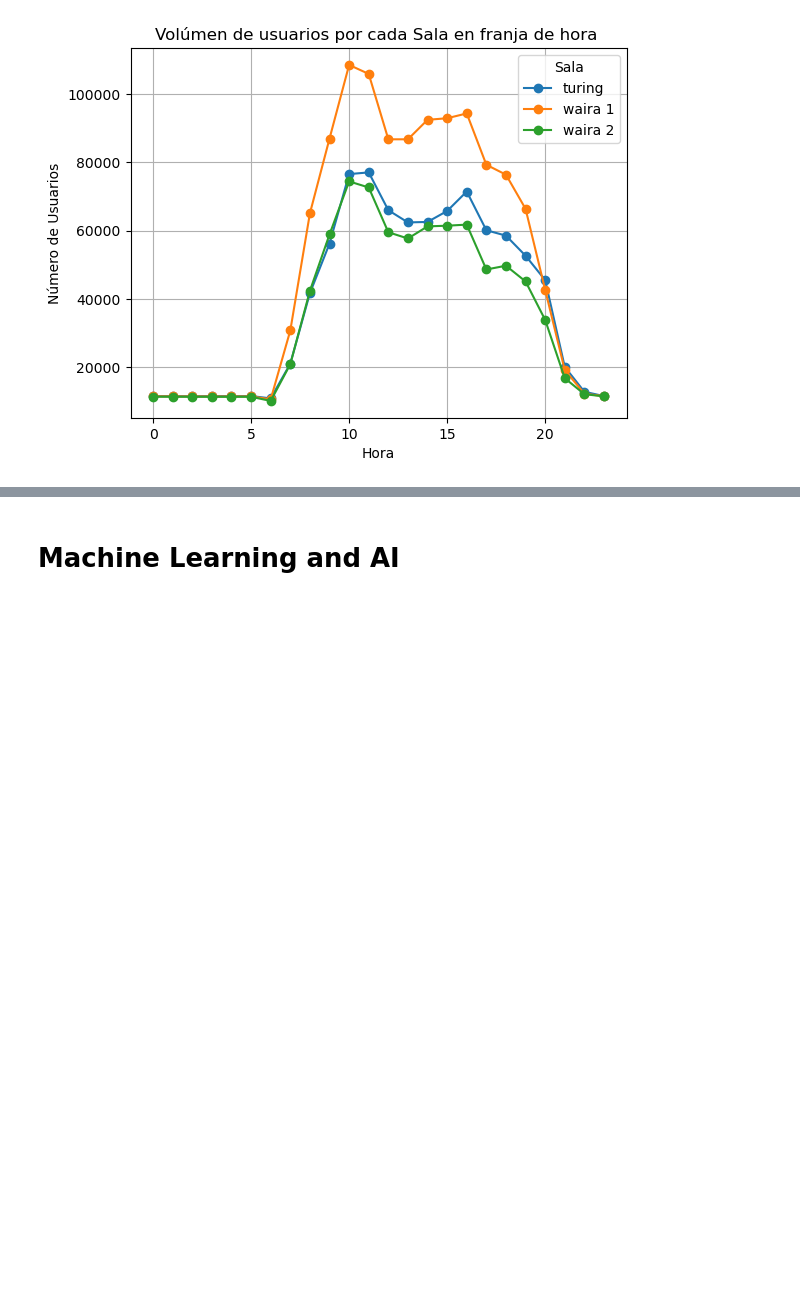
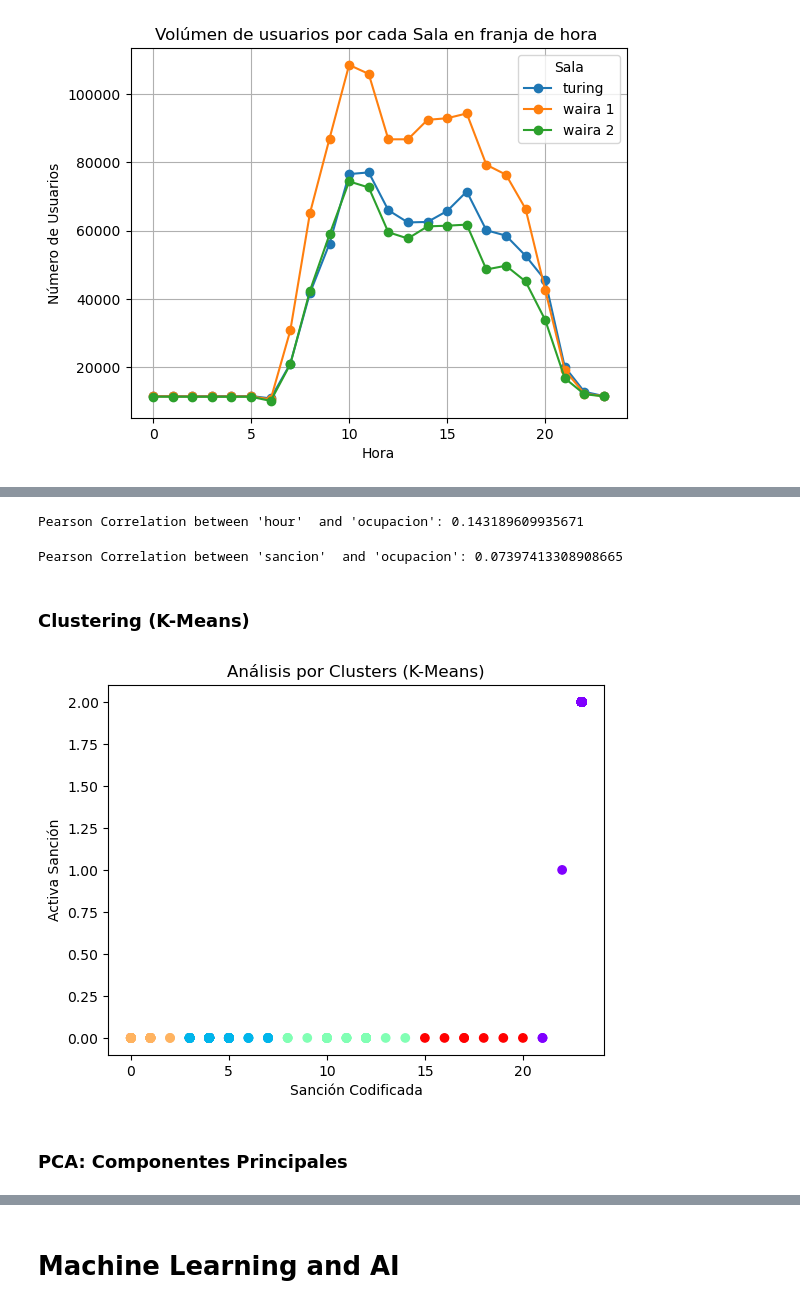
Before and after one commit to dfosorio111/tech_skills, a Jupyter notebook: visualization/data_analytics_AgenteSalas .ipynb, the cells around one changed output, grey strips where cells are left out. Drawn from its saved outputs; the diff is of its cells as text; code cells hidden in the pictures; blank space fills up the shorter version.

```diff
--- a/visualization/data_analytics_AgenteSalas .ipynb
+++ b/visualization/data_analytics_AgenteSalas .ipynb
@@ -893,0 +1001,47 @@ plt.show()
+# %%
+
+# Calculate the Pearson correlation coefficient
+pearson_corr3 = numeric_data['hour'].corr(numeric_data['ocupacion'])
+
+print(f"Pearson Correlation between 'hour'  and 'ocupacion': {pearson_corr3}")
+# %% [output]
+Pearson Correlation between 'hour'  and 'ocupacion': 0.143189609935671
+# %%
+# Calculate the Pearson correlation coefficient
+pearson_corr4 = numeric_data['sancion'].corr(numeric_data['ocupacion'])
+
+print(f"Pearson Correlation between 'sancion'  and 'ocupacion': {pearson_corr4}")
+# %% [output]
+Pearson Correlation between 'sancion'  and 'ocupacion': 0.07397413308908665
+# %% [markdown]
+### Clustering (K-Means)
+# %%
+numeric_data_copy = numeric_data.copy(deep=True)
+
+# crear codificador por categoria LabelEncoder
+label_encoder = LabelEncoder()
+numeric_data_copy['code_sancion'] = label_encoder.fit_transform(numeric_data_copy['sancion'])
+numeric_data_copy['code_activa'] = label_encoder.fit_transform(numeric_data_copy['activa'])
+numeric_data_copy
+
+# seleccionar variables(columnas) para Clusters
+features = ['code_sancion', 'code_activa']
+
+# Create a K-Means clustering model
+num_clusters = 5  # You can adjust the number of clusters
+kmeans = KMeans(n_clusters=num_clusters, random_state=0)
+
+# Fit the model and predict clusters
+numeric_data_copy['cluster'] = kmeans.fit_predict(numeric_data_copy[features])
+
+
+# Visualize the clusters (you can adjust this based on your data)
+plt.scatter(numeric_data_copy['code_sancion'], numeric_data_copy['code_activa'], c=numeric_data_copy['cluster'], cmap='rainbow')
+plt.xlabel('Sanción Codificada')
+plt.ylabel('Activa Sanción')
+plt.title('Análisis por Clusters (K-Means)')
+plt.show()
+# %% [output]
+[figure, added]
+# %% [markdown]
+### PCA: Componentes Principales
```
Also changed, not shown: parts of 23 cells of this notebook.
